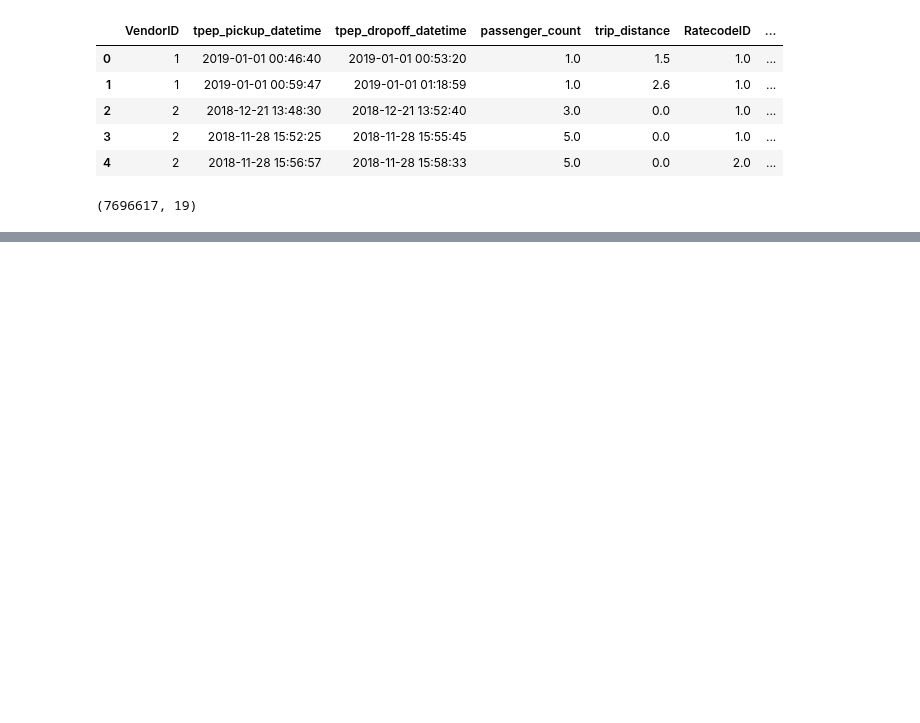
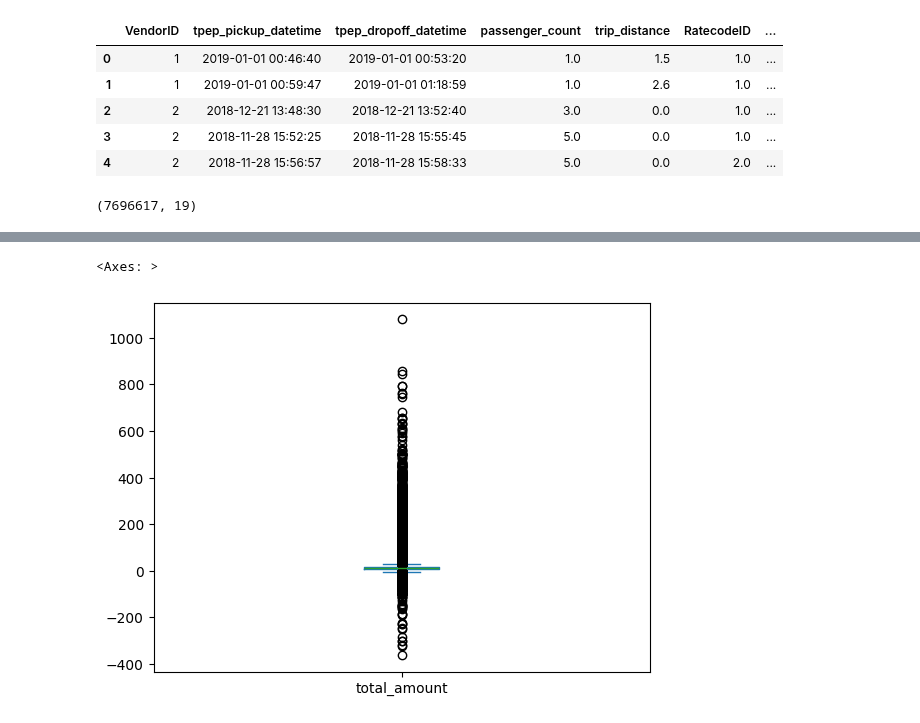
Before and after one commit to AngelicaBerdini/New-York-Taxi-Analysis, a Jupyter notebook: New_York_Taxi_Analysis.ipynb, the cells around one changed output, grey strips where cells are left out. Saved outputs shown, nothing was run; the diff lists cells and outputs as text; code cells hidden in the pictures; blank space fills up the shorter version.

```diff
--- a/New_York_Taxi_Analysis.ipynb
+++ b/New_York_Taxi_Analysis.ipynb
@@ -22,0 +103,5 @@ taxi_df.shape
+# %%
+taxi_data[taxi_data['total_amount']<3000].reset_index().plot(kind='box', y='total_amount', x='index')
+# %% [output]
+<Axes: >
+[figure, added]
```
Also changed, not shown: parts of 32 cells of this notebook.
